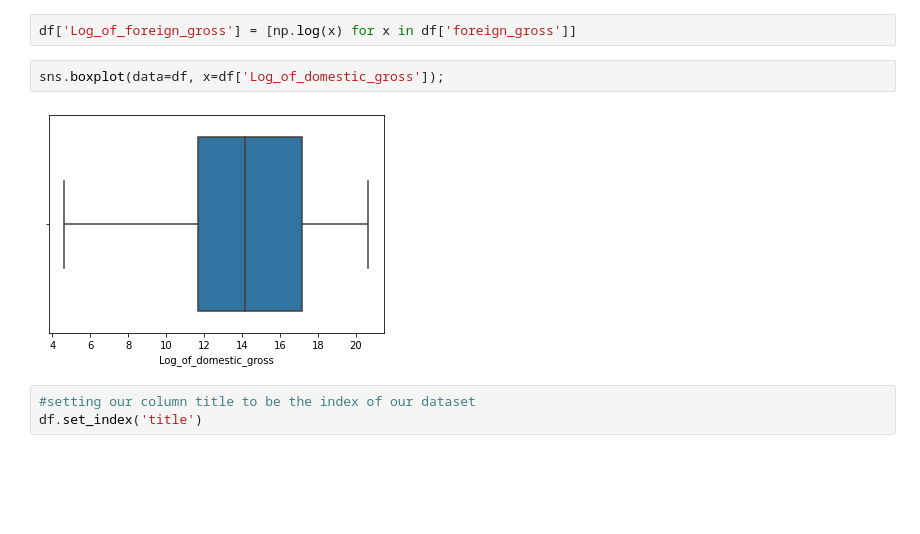
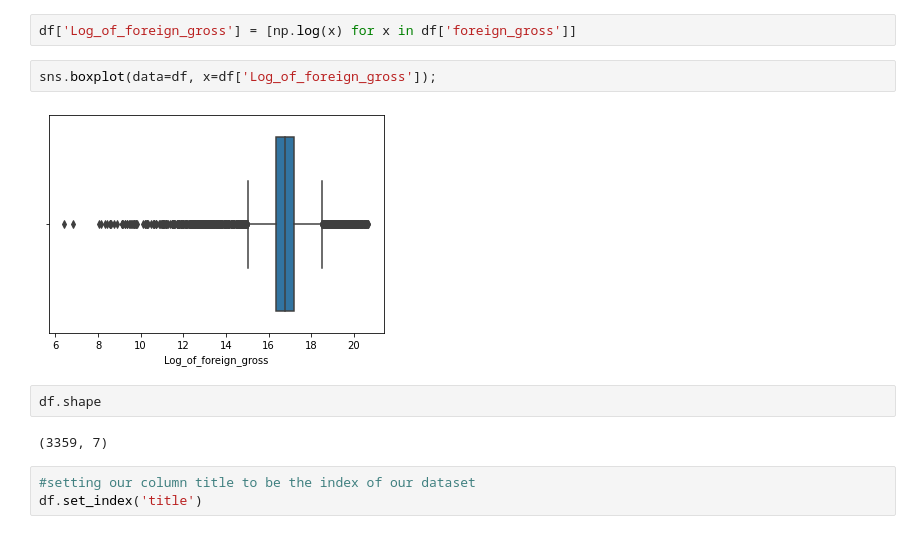
Before and after one commit to atienosonia/dsc-project-a, a Jupyter notebook: student.ipynb, the cells around one changed output. Saved outputs shown, nothing was run; the diff lists cells and outputs as text; blank space fills up the shorter version.

```diff
--- a/student.ipynb
+++ b/student.ipynb
@@ -130,9 +139,13 @@ sns.boxplot(data=df, x=df['Log_of_domestic_gross']);
 # %%
 df['Log_of_foreign_gross'] = [np.log(x) for x in df['foreign_gross']]
 # %%
-sns.boxplot(data=df, x=df['Log_of_domestic_gross']);
+sns.boxplot(data=df, x=df['Log_of_foreign_gross']);
 # %% [output]
-[figure, old version]
+[figure, new version]
+# %%
+df.shape
+# %% [output]
+(3359, 7)
 # %%
 #setting our column title to be the index of our dataset
 df.set_index('title')
```
Also changed, not shown: parts of 28 cells of this notebook.
